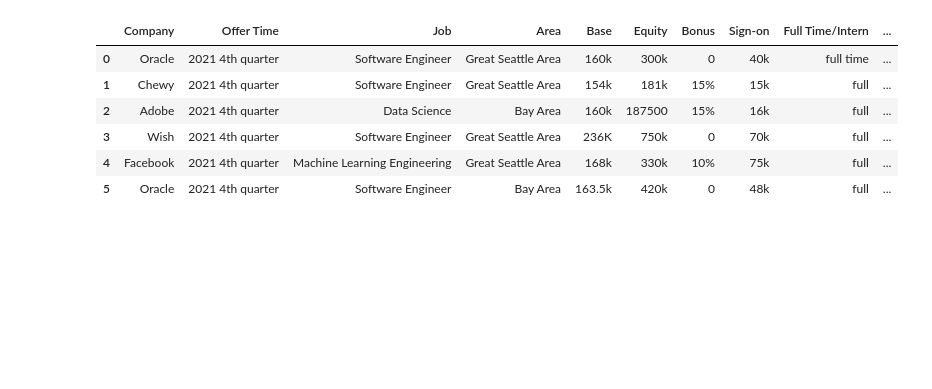
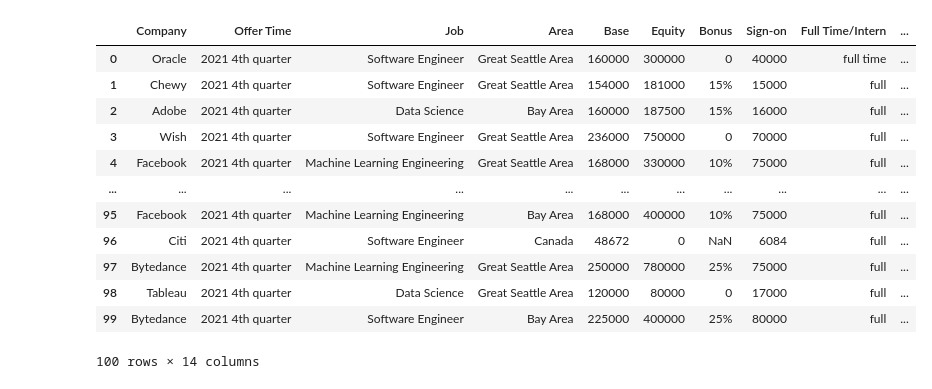
Before and after one commit to dorothyjx/damg-6105-Final-Project, a Jupyter notebook: project_final_ji.ipynb, the cells around one changed output. Saved outputs shown, nothing was run; the diff lists cells and outputs as text; code cells hidden in the pictures; blank space fills up the shorter version.

```diff
--- a/project_final_ji.ipynb
+++ b/project_final_ji.ipynb
@@ -4,5 +6,7 @@ import pandas as pd
 # %%
 def isfloat(num):
+    if num == "nan":
+        return False
     try:
         float(num)
         return True
@@ -11,10 +15,14 @@ def isfloat(num):
 
 
 def convertToNumber(strVal):
-    lowerStrVal = strVal.lower()
-    #print("original value", lowerStrVal)
-    if lowerStrVal.endswith("k"):
+    lowerStrVal = str(strVal).lower()
+#     print("original value", lowerStrVal)
+    if lowerStrVal.endswith("/week"):
+        return int(float(strVal[0:len(strVal)-5]) * 52 + float(strVal[0:len(strVal)-5]) / 7)
+    elif lowerStrVal.endswith("k"):
         return int(float(strVal[0:len(strVal)-1]) * 1000)
+    elif lowerStrVal.endswith("/h"):
+        return int(float(strVal[0:len(strVal)-2])* 8 * 22 * 12)
     elif lowerStrVal.endswith("/month"):
         return int(float(strVal[0:len(strVal)-6]) * 12)
     elif lowerStrVal.endswith("/year"):
@@ -27,4 +35,12 @@ def convertToNumber(strVal):
 def standardizeString(val):
     strVal = str(val)
     return strVal.title()
+
+def capitalString(val):
+    strVal = str(val)
+    return strVal.upper()
+
+def convertCadToUsd(cadVal):
+    usdVal = int(cadVal * 0.78)
+    return usdVal
 # %%
@@ -42,6 +52,6 @@ Bca A
 # %%
 # read csv file from github
-csv_data_path = "https://raw.githubusercontent.com/dorothyjx/damg-6105-Final-Project/main/salary_infomation.csv"
+csv_data_path = "./salary_infomation.csv"
 salary = pd.read_csv(csv_data_path)
 
 salary
@@ -48,24 +72,40 @@ salary
 # %%
-salaryInfo = salary.head(6)
-
-#print(salaryInfo.to_string())
+salaryInfo = salary.head(100)
 
 for index, row in salaryInfo.iterrows():
+    #print(row)
     salaryInfo.at[index, 'Company'] = standardizeString(row['Company'])
     # row['Campany'] = standardizeString(row['Campany'])
     salaryInfo.at[index, 'Job'] = standardizeString(row['Job'])
     salaryInfo.at[index, 'Area'] = standardizeString(row['Area'])
-    # print(row['education'])
-    # print(row)
-    salaryInfo.at[index, 'Education'] = standardizeString(row['Education'])
+    salaryInfo.at[index, 'Education'] = capitalString(row['Education'])
+
+    baseVal = convertToNumber(row['Base'])
+    equityVal = convertToNumber(row['Equity'])
+    signOnVal = convertToNumber(row['Sign-on'])
+
+    if row["Area"] == "Canada":
+        baseVal = convertCadToUsd(baseVal)
+        equityVal = convertCadToUsd(equityVal)
+        signOnVal = convertCadToUsd(signOnVal)
+
+    salaryInfo.at[index, 'Base'] = baseVal
+    salaryInfo.at[index, 'Equity'] = equityVal
+    salaryInfo.at[index, 'Sign-on'] = signOnVal
 
 #print(salaryInfo.to_string())
 salaryInfo
 # %% [output]
 |  | Company | Offer Time | Job | Area | Base | Equity | Bonus | Sign-on | Full Time/Intern | ... |
-| 0 | Oracle | 2021 4th quarter | Software Engineer | Great Seattle Area | 160k | 300k | 0 | 40k | full time | ... |
-| 1 | Chewy | 2021 4th quarter | Software Engineer | Great Seattle Area | 154k | 181k | 15% | 15k | full | ... |
-| 2 | Adobe | 2021 4th quarter | Data Science | Bay Area | 160k | 187500 | 15% | 16k | full | ... |
-| 3 | Wish | 2021 4th quarter | Software Engineer | Great Seattle Area | 236K | 750k | 0 | 70k | full | ... |
-| 4 | Facebook | 2021 4th quarter | Machine Learning Engineering | Great Seattle Area | 168k | 330k | 10% | 75k | full | ... |
-| 5 | Oracle | 2021 4th quarter | Software Engineer | Bay Area | 163.5k | 420k | 0 | 48k | full | ... |
+| 0 | Oracle | 2021 4th quarter | Software Engineer | Great Seattle Area | 160000 | 300000 | 0 | 40000 | full time | ... |
+| 1 | Chewy | 2021 4th quarter | Software Engineer | Great Seattle Area | 154000 | 181000 | 15% | 15000 | full | ... |
+| 2 | Adobe | 2021 4th quarter | Data Science | Bay Area | 160000 | 187500 | 15% | 16000 | full | ... |
+| 3 | Wish | 2021 4th quarter | Software Engineer | Great Seattle Area | 236000 | 750000 | 0 | 70000 | full | ... |
+| 4 | Facebook | 2021 4th quarter | Machine Learning Engineering | Great Seattle Area | 168000 | 330000 | 10% | 75000 | full | ... |
+| ... | ... | ... | ... | ... | ... | ... | ... | ... | ... | ... |
+| 95 | Facebook | 2021 4th quarter | Machine Learning Engineering | Bay Area | 168000 | 400000 | 10% | 75000 | full | ... |
+| 96 | Citi | 2021 4th quarter | Software Engineer | Canada | 48672 | 0 | NaN | 6084 | full | ... |
+| 97 | Bytedance | 2021 4th quarter | Machine Learning Engineering | Great Seattle Area | 250000 | 780000 | 25% | 75000 | full | ... |
+| 98 | Tableau | 2021 4th quarter | Data Science | Great Seattle Area | 120000 | 80000 | 0 | 17000 | full | ... |
+| 99 | Bytedance | 2021 4th quarter | Software Engineer | Bay Area | 225000 | 400000 | 25% | 80000 | full | ... |
+100 rows × 14 columns
```
Also changed, not shown: parts of 12 cells of this notebook, 1 other file.
